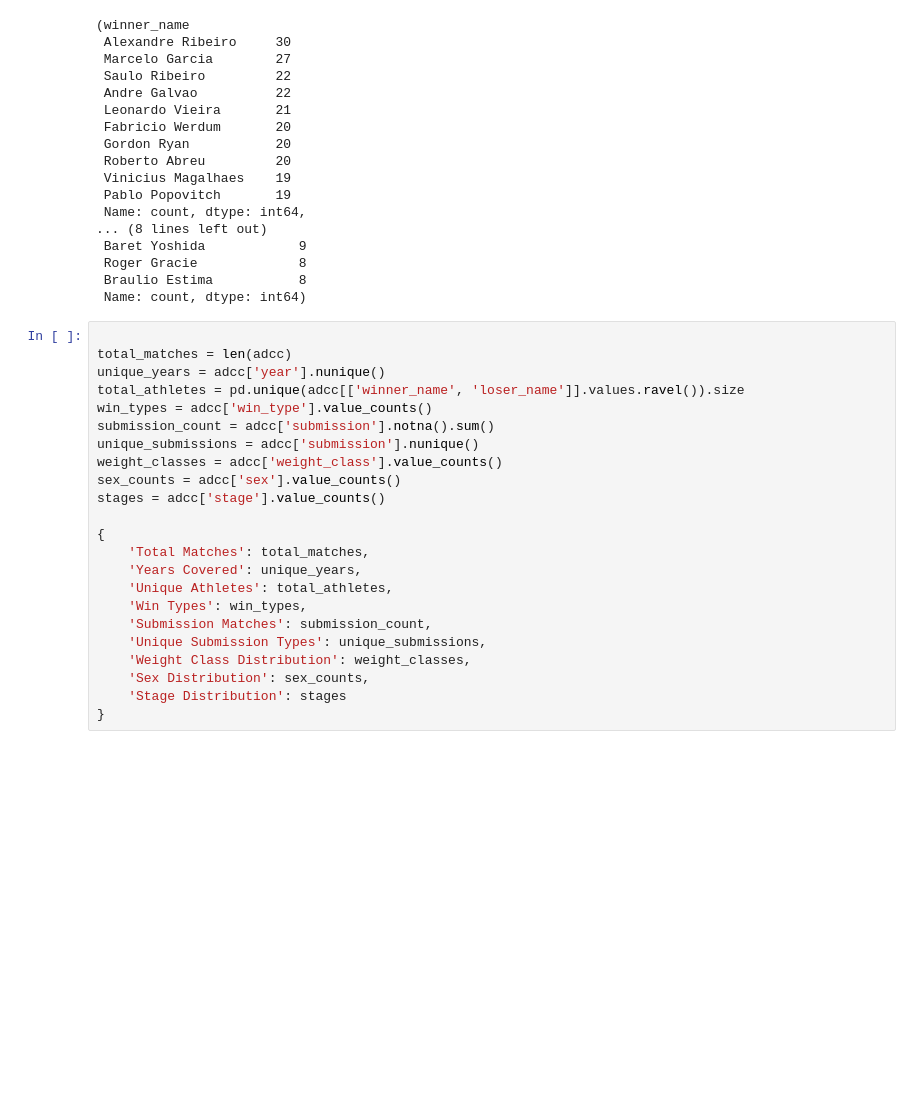
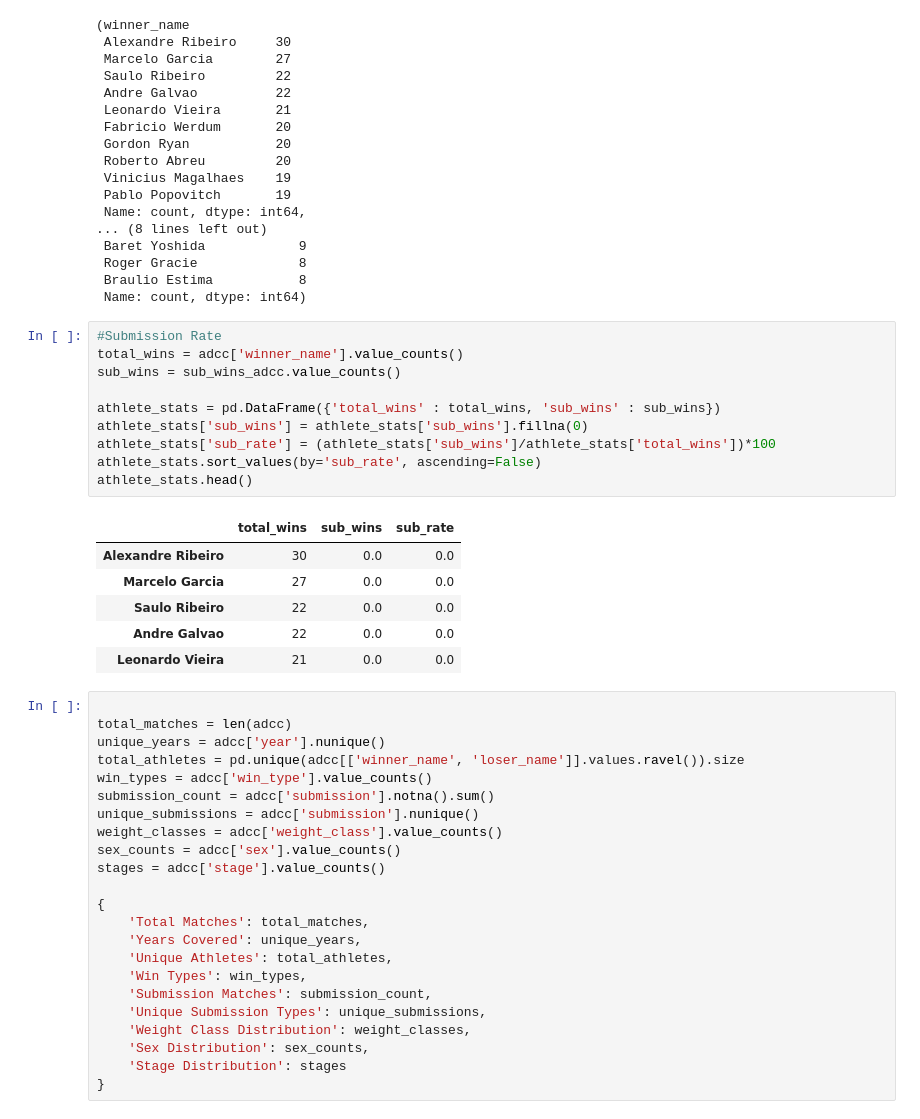
Before and after one commit to juliocesardiaz/ADCC, a Jupyter notebook: adcc_data_analysis.ipynb, the cells around one changed output. Saved outputs shown, nothing was run; the diff lists cells and outputs as text; blank space fills up the shorter version.

Commit message:
looked  at subnmission rate of competitors

```diff
--- a/adcc_data_analysis.ipynb
+++ b/adcc_data_analysis.ipynb
@@ -220,6 +220,23 @@ top_wins, top_submission_wins
  Roger Gracie             8
  Braulio Estima           8
  Name: count, dtype: int64)
+# %%
+#Submission Rate
+total_wins = adcc['winner_name'].value_counts()
+sub_wins = sub_wins_adcc.value_counts()
+
+athlete_stats = pd.DataFrame({'total_wins' : total_wins, 'sub_wins' : sub_wins})
+athlete_stats['sub_wins'] = athlete_stats['sub_wins'].fillna(0)
+athlete_stats['sub_rate'] = (athlete_stats['sub_wins']/athlete_stats['total_wins'])*100
+athlete_stats.sort_values(by='sub_rate', ascending=False)
+athlete_stats.head()
+# %% [output]
+|  | total_wins | sub_wins | sub_rate |
+| Alexandre Ribeiro | 30 | 0.0 | 0.0 |
+| Marcelo Garcia | 27 | 0.0 | 0.0 |
+| Saulo Ribeiro | 22 | 0.0 | 0.0 |
+| Andre Galvao | 22 | 0.0 | 0.0 |
+| Leonardo Vieira | 21 | 0.0 | 0.0 |
 # %%
 
 total_matches = len(adcc)
```
